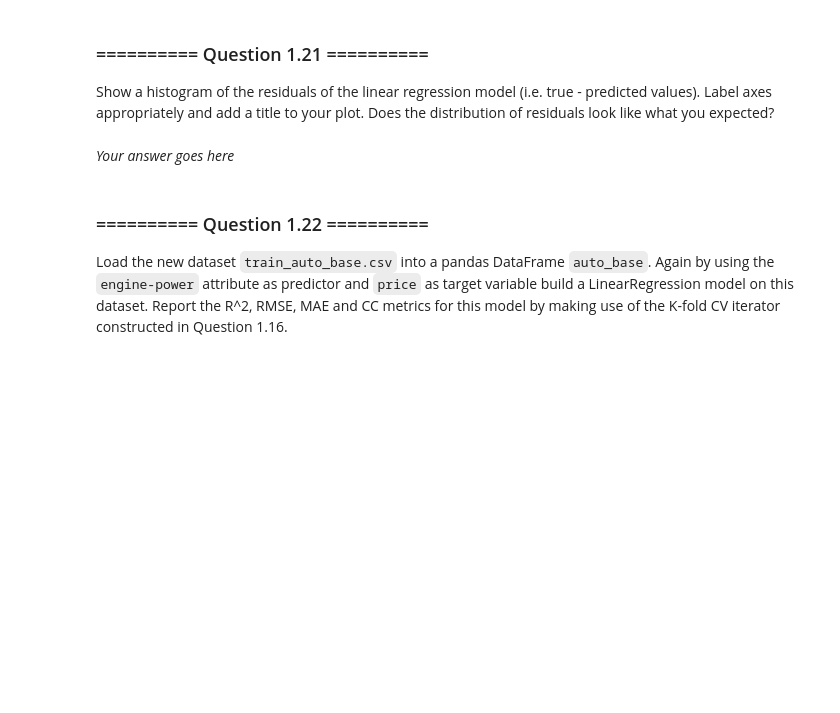
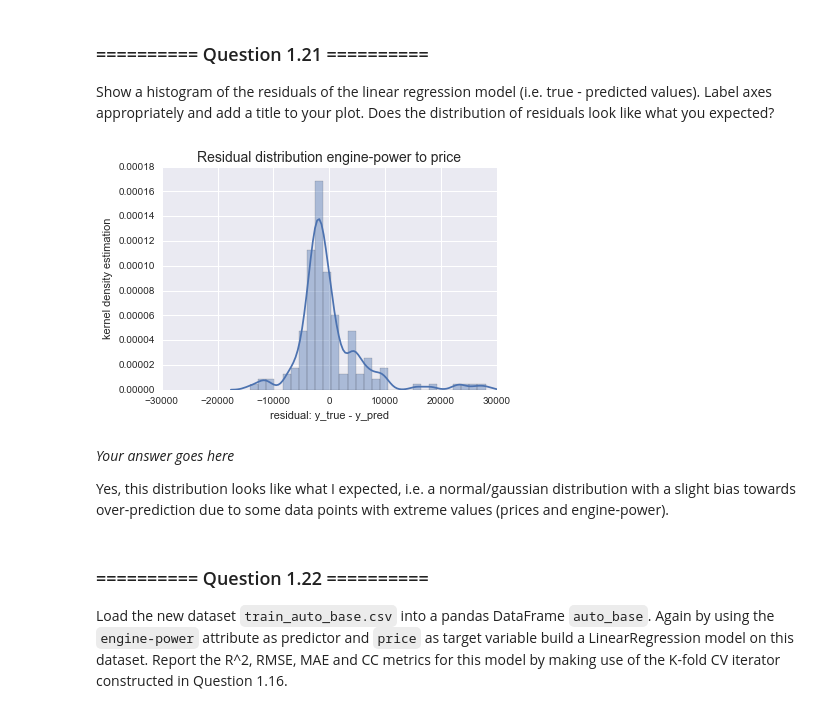
Before and after one commit to Dr-Alan-Turing/IAMachineLearning, a Jupyter notebook: 05_Assignment_2.ipynb, the cells around one changed output. Drawn from its saved outputs; the diff is of its cells as text; code cells hidden in the pictures; blank space fills up the shorter version.

```diff
--- a/05_Assignment_2.ipynb
+++ b/05_Assignment_2.ipynb
@@ -255,7 +257,7 @@ Now initialise a new `LinearRegression` model and fit it by making use of the cr
 # Your code goes here
 lr_f5_classifier = LinearRegression(normalize=True)
 lr_f5_pred = cross_val_predict(estimator=lr_f5_classifier, X=X, y=y, cv=kf_5)
-lr_f5_classifier.fit(X, lr_f5_pred)
+# lr_f5_classifier.fit(X, lr_f5_pred)
 print("Prediction has a shape of {0}, which is the same as that of the y vector: {1}".format(lr_f5_pred.shape, y.shape))
 # %% [output]
 Prediction has a shape of (159L,), which is the same as that of the y vector: (159L,)
@@ -293,5 +293,18 @@ Show a histogram of the residuals of the linear regression model (i.e. true - pr
-# %% [markdown]
-*Your answer goes here*
+# %%
+# Get residuals
+res = y_true - y_pred
+# Plot distribution of residuals
+g = sns.distplot(res)
+g.set_xlim(-30000, 30000)
+g.set_xlabel('residual: y_true - y_pred')
+g.set_title('Residual distribution engine-power to price', fontsize=14)
+_= g.set_ylabel('kernel density estimation')
+# %% [output]
+[figure, added]
+# %% [markdown]
+*Your answer goes here*
+
+Yes, this distribution looks like what I expected, i.e. a normal/gaussian distribution with a slight bias towards over-prediction due to some data points with extreme values (prices and engine-power).
 # %% [markdown]
 ### ========== Question 1.22 ==========
 Load the new dataset `train_auto_base.csv` into a pandas DataFrame `auto_base`. Again by using the `engine-power` attribute as predictor and `price` as target variable build a LinearRegression model on this dataset. Report the R^2, RMSE, MAE and CC metrics for this model by making use of the K-fold CV iterator constructed in Question 1.16.
```
Also changed, not shown: parts of 10 cells of this notebook.
